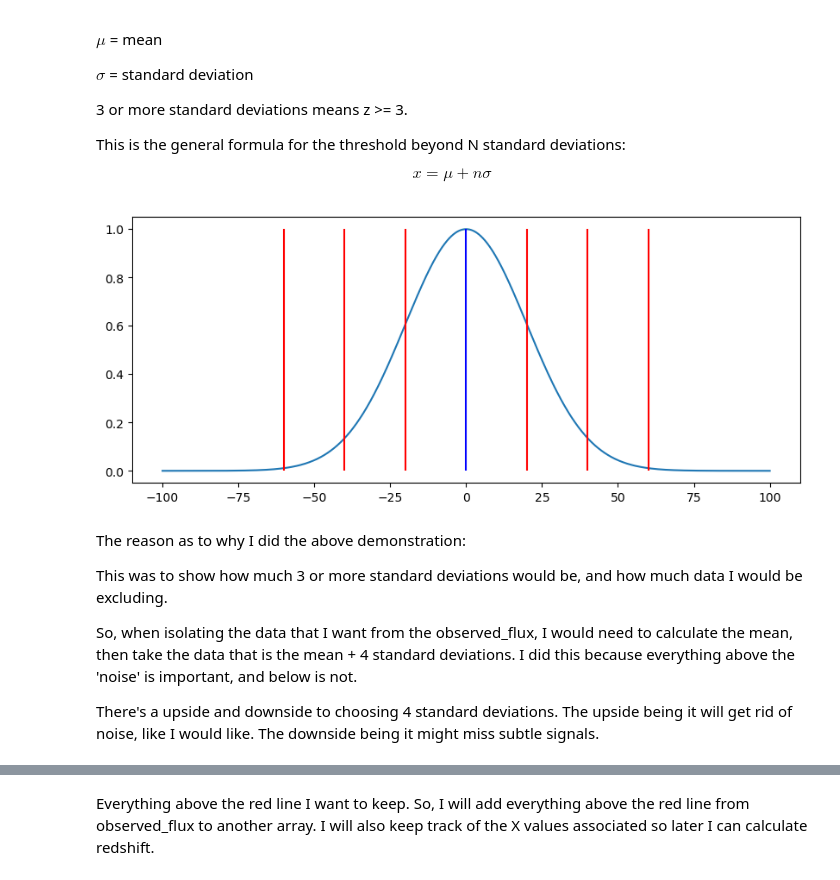
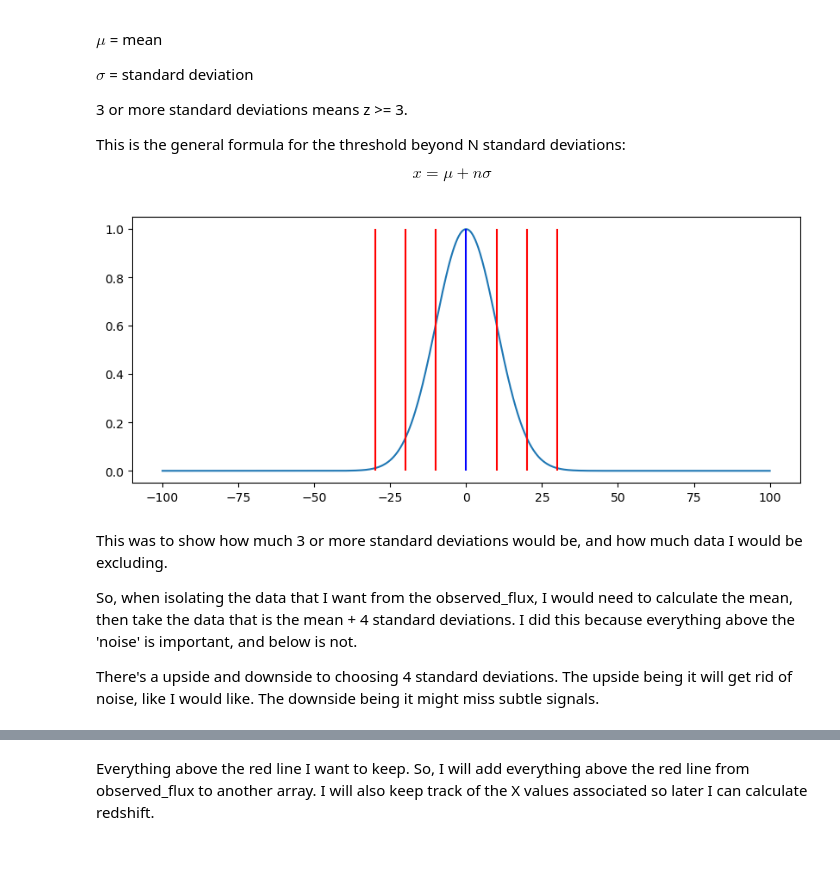
Before and after one commit to ripRoot/Redshift, a Jupyter notebook: BeginningNotes/Redshift-ExampleAlg2.ipynb, the cells around one changed output, grey strips where cells are left out. Saved outputs shown, nothing was run; the diff lists cells and outputs as text; code cells hidden in the pictures.

```diff
--- a/BeginningNotes/Redshift-ExampleAlg2.ipynb
+++ b/BeginningNotes/Redshift-ExampleAlg2.ipynb
@@ -119,29 +141,28 @@ $$ x = \mu + n\sigma $$
 # %%
 # The X and Y values for the plot below.
 
 gaussianX = np.linspace(-100, 100, 3000)
 
-sd = 20
+sd = 10
 mean = np.mean(gaussianX)
 
 # Calculating gaussian Y values.
 gaussianY = gaussian(mean, gaussianX, 1, sigma= sd)
 
 plt.figure(figsize=(10, 4))
 plt.plot(gaussianX, gaussianY)
 
 # Below is the different standard deviation(s) from 1 to 3. The blue line is the mean.
 plt.vlines(x=mean, colors=['b'], ymin=0, ymax=1)
 for n in range(1, 4):
     plt.vlines(x=mean + n * sd, colors=['r'], ymin=0, ymax=1)
     plt.vlines(x=mean - n * sd, colors=['r'], ymin=0, ymax=1)
 
 
 plt.show()
 # %% [output]
-[figure, old version]
+[figure, new version]
 # %% [markdown]
-The reason as to why I did the above demonstration:
 
 This was to show how much 3 or more standard deviations would be, and how much data I would be excluding.
 
```
Also changed, not shown: parts of 10 cells of this notebook, 6 other files.
